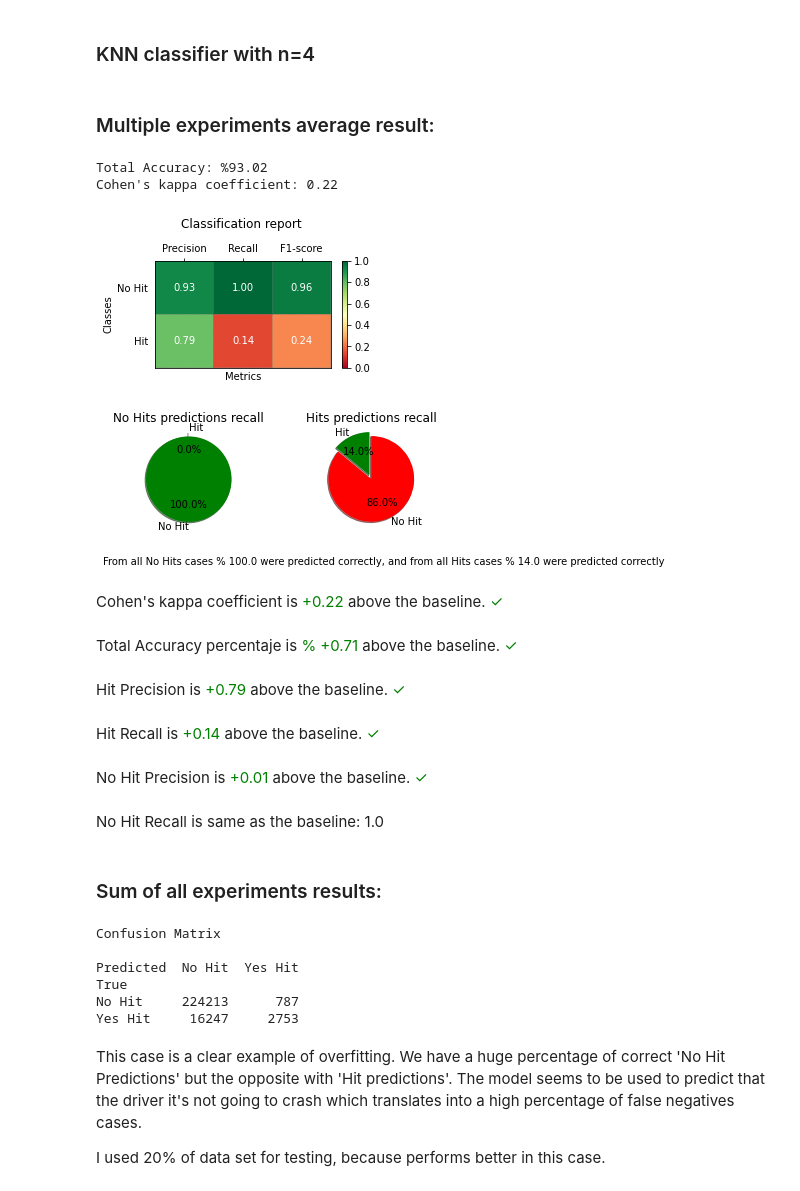
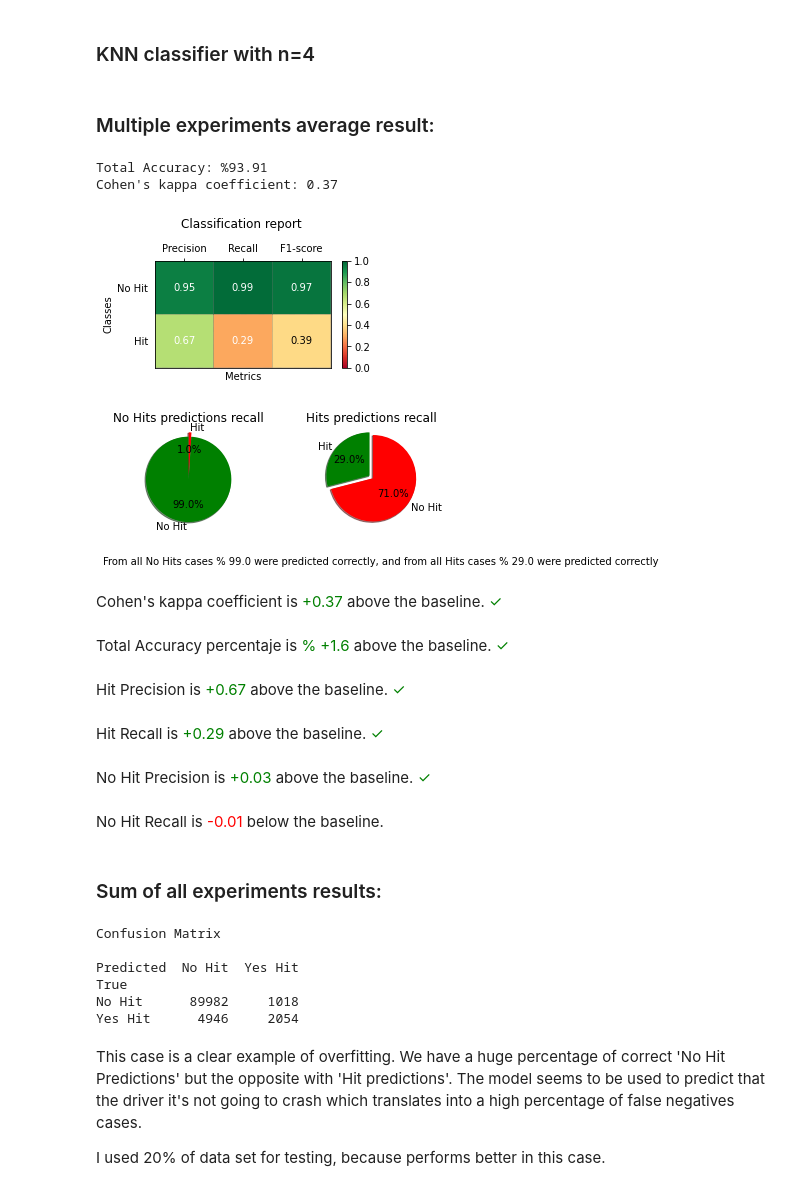
Before and after one commit to jcostamagna/tesisPresentacion, a Jupyter notebook: Thesis_baseline_comparision.ipynb, the cells around one changed output. Saved outputs shown, nothing was run; the diff lists cells and outputs as text; code cells hidden in the pictures.

```diff
--- a/Thesis_baseline_comparision.ipynb
+++ b/Thesis_baseline_comparision.ipynb
@@ -209,28 +209,28 @@ knn_gscv.best_params_
 # %% [markdown]
 ### KNN classifier with n=4
 # %%
-knn = KNeighborsClassifier(n_neighbors = 4)
+knn = KNeighborsClassifier(n_neighbors = 3)
 
-repite_model_predict_algorithm(knn.fit, knn.predict, 1000, 0.5)
+repite_model_predict_algorithm(knn.fit, knn.predict, 1000, 0.2)
 # %% [output]
 <h3>Multiple experiments average result:</h3>
-Total Accuracy: %93.02
-Cohen's kappa coefficient: 0.22
+Total Accuracy: %93.91
+Cohen's kappa coefficient: 0.37
-[figure, old version]
+[figure, new version]
-[figure, old version]
+[figure, new version]
-Cohen's kappa coefficient is <span style="color:green"> +0.22</span> above the baseline. 	 <span style="color:green">✓</span>
+Cohen's kappa coefficient is <span style="color:green"> +0.37</span> above the baseline. 	 <span style="color:green">✓</span>
-Total Accuracy percentaje is <span style="color:green">% +0.71</span> above the baseline. 	 <span style="color:green">✓</span>
+Total Accuracy percentaje is <span style="color:green">% +1.6</span> above the baseline. 	 <span style="color:green">✓</span>
-Hit Precision is <span style="color:green"> +0.79</span> above the baseline. 	 <span style="color:green">✓</span>
+Hit Precision is <span style="color:green"> +0.67</span> above the baseline. 	 <span style="color:green">✓</span>
-Hit Recall is <span style="color:green"> +0.14</span> above the baseline. 	 <span style="color:green">✓</span>
+Hit Recall is <span style="color:green"> +0.29</span> above the baseline. 	 <span style="color:green">✓</span>
-No Hit Precision is <span style="color:green"> +0.01</span> above the baseline. 	 <span style="color:green">✓</span>
+No Hit Precision is <span style="color:green"> +0.03</span> above the baseline. 	 <span style="color:green">✓</span>
-No Hit Recall is same as the baseline:  1.0
+No Hit Recall is <span style="color:red"> -0.01</span> below the baseline.
 <h3>Sum of all experiments results:</h3>
 Confusion Matrix
 
 Predicted  No Hit  Yes Hit
 True
-No Hit     224213      787
-Yes Hit     16247     2753
+No Hit      89982     1018
+Yes Hit      4946     2054
 # %% [markdown]
 This case is a clear example of overfitting. We have a huge percentage of correct 'No Hit Predictions' but the opposite with 'Hit predictions'. The model seems to be used to predict that the driver it's not going to crash which translates into a high percentage of false negatives cases.
 
```
Also changed, not shown: parts of 40 cells of this notebook.
